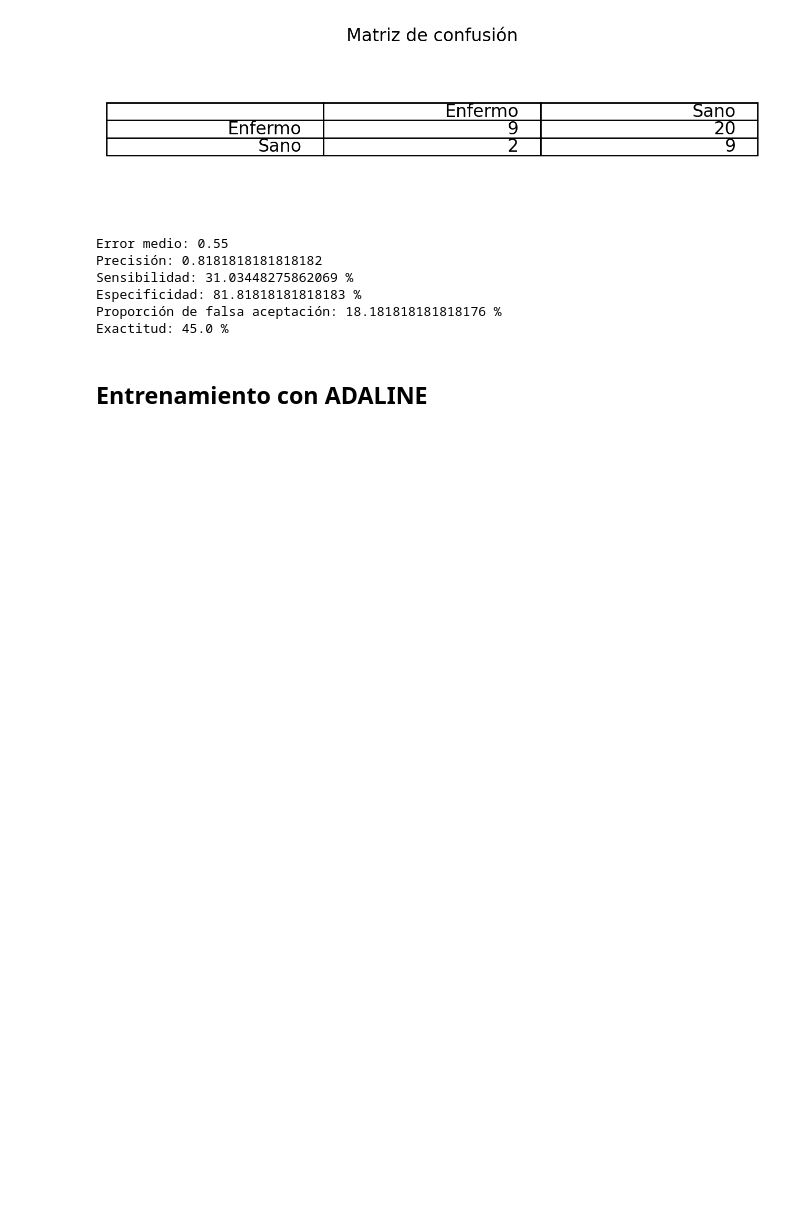
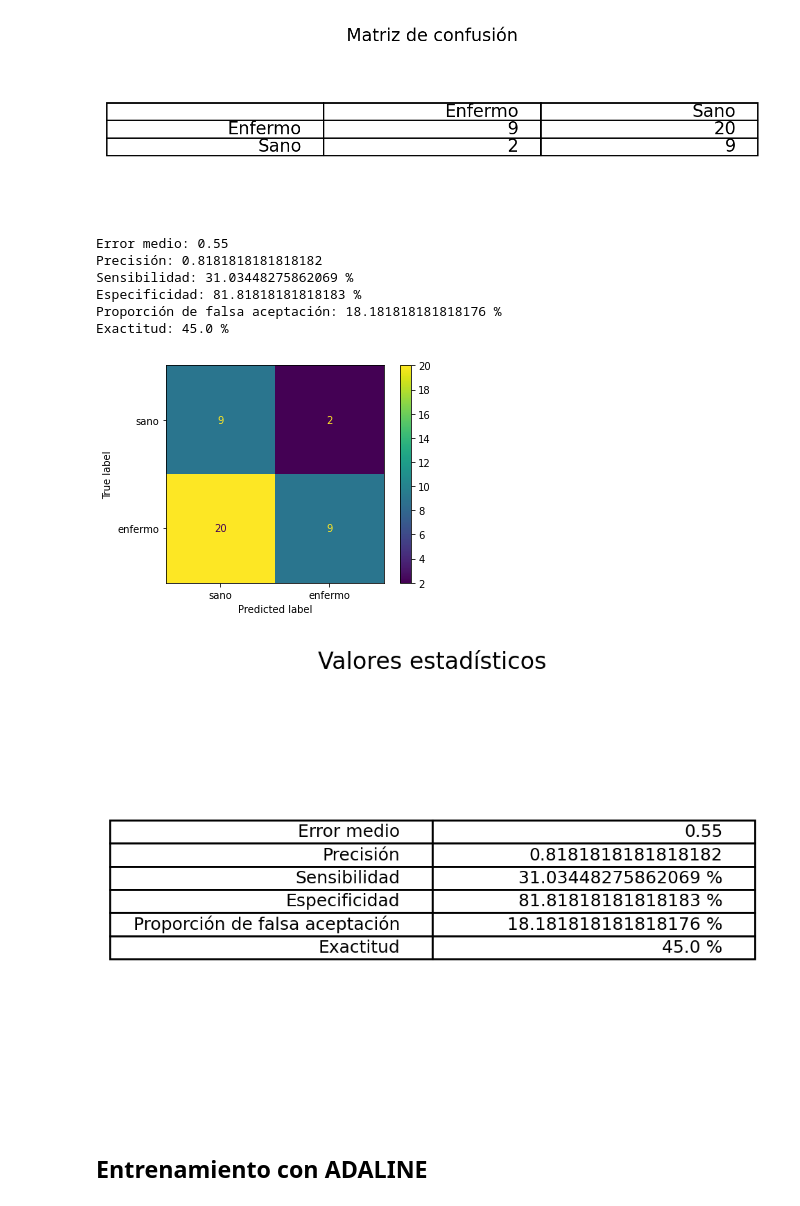
Before and after one commit to esteban11519/tecnicasDeInteligenciaArtificial, a Jupyter notebook: PF/clasificacionConRNA.ipynb, the cells around one changed output. Cells and saved outputs as stored; diff of their text form; code cells hidden in the pictures; blank space fills up the shorter version.

```diff
--- a/PF/clasificacionConRNA.ipynb
+++ b/PF/clasificacionConRNA.ipynb
@@ -332,6 +424,18 @@ Sensibilidad: 31.03448275862069 %
 Especificidad: 81.81818181818183 %
 Proporción de falsa aceptación: 18.181818181818176 %
 Exactitud: 45.0 %
+# %%
+# Con scikit-learn
+# https://scikit-learn.org/stable/modules/generated/sklearn.metrics.confusion_matrix.html
+# https://scikit-learn.org/stable/auto_examples/miscellaneous/plot_display_object_visualization.html#sphx-glr-auto-examples-miscellaneous-plot-display-object-visualization-py
+# https://blog.finxter.com/how-to-plot-sklearn-confusion-matrix-with-labels/
+cm = confusion_matrix(Yprueba, Yevaluacion)
+tn, fp, fn, tp = cm.ravel()
+cm_display = ConfusionMatrixDisplay(cm,display_labels=["sano","enfermo"]).plot()
+valoresEstadisticos(Yprueba,tp,fp,fn,tp)
+# %% [output]
+[figure, added]
+[figure, added]
 # %% [markdown]
 ## Entrenamiento con ADALINE
 # %%
```
Also changed, not shown: parts of 7 cells of this notebook.
